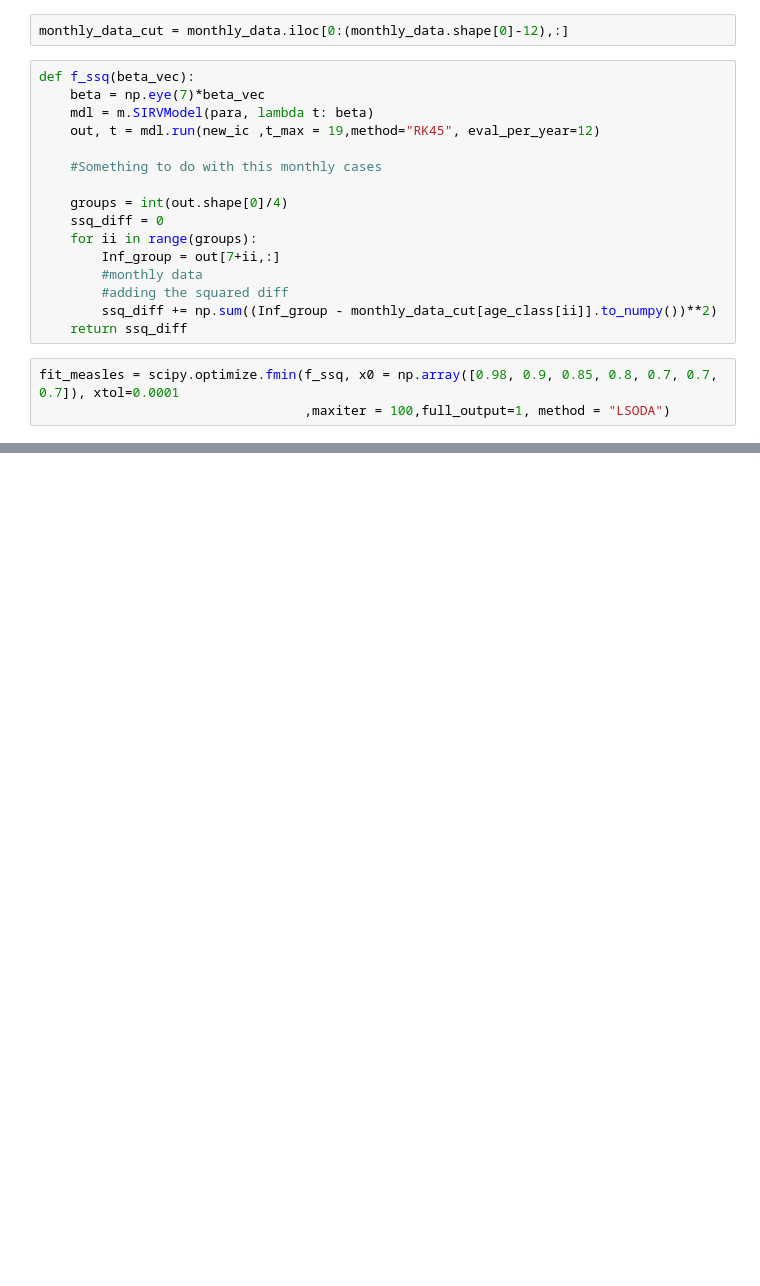
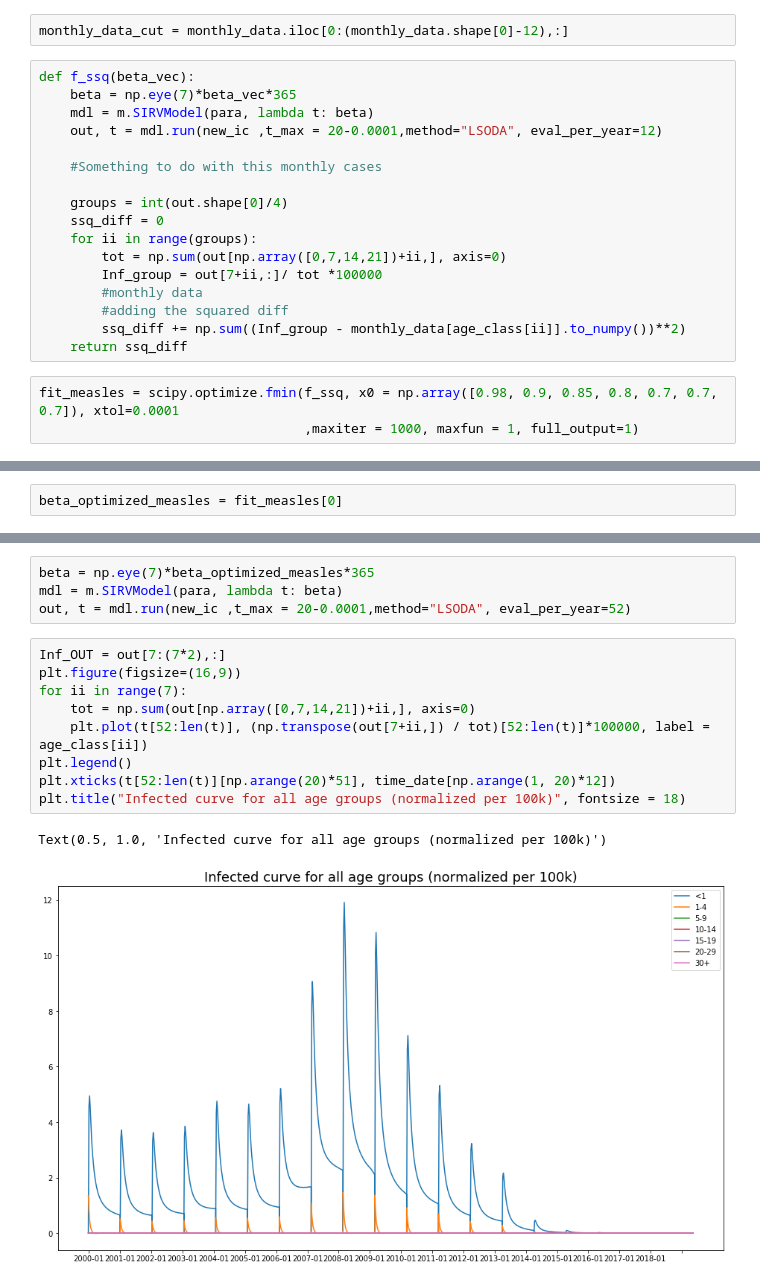
Before and after one commit to dhelekal/EpiRSG2020, a Jupyter notebook: model/Simulation_from_data.ipynb, the cells around one changed output, grey strips where cells are left out. Cells and saved outputs as stored; diff of their text form; blank space fills up the shorter version.

```diff
--- a/model/Simulation_from_data.ipynb
+++ b/model/Simulation_from_data.ipynb
@@ -236,20 +233,21 @@ Inf_OUT
 monthly_data_cut = monthly_data.iloc[0:(monthly_data.shape[0]-12),:]
 # %%
 def f_ssq(beta_vec):
-    beta = np.eye(7)*beta_vec
+    beta = np.eye(7)*beta_vec*365
     mdl = m.SIRVModel(para, lambda t: beta)
-    out, t = mdl.run(new_ic ,t_max = 19,method="RK45", eval_per_year=12)
+    out, t = mdl.run(new_ic ,t_max = 20-0.0001,method="LSODA", eval_per_year=12)
 
     #Something to do with this monthly cases
 
     groups = int(out.shape[0]/4)
     ssq_diff = 0
     for ii in range(groups):
-        Inf_group = out[7+ii,:]
+        tot = np.sum(out[np.array([0,7,14,21])+ii,], axis=0)
+        Inf_group = out[7+ii,:]/ tot *100000
         #monthly data
         #adding the squared diff
-        ssq_diff += np.sum((Inf_group - monthly_data_cut[age_class[ii]].to_numpy())**2)
+        ssq_diff += np.sum((Inf_group - monthly_data[age_class[ii]].to_numpy())**2)
     return ssq_diff
 # %%
 fit_measles = scipy.optimize.fmin(f_ssq, x0 = np.array([0.98, 0.9, 0.85, 0.8, 0.7, 0.7, 0.7]), xtol=0.0001
-                                  ,maxiter = 100,full_output=1, method = "LSODA")
+                                  ,maxiter = 1000, maxfun = 1, full_output=1)
@@ -255,0 +256,2 @@ fit_measles = scipy.optimize.fmin(f_ssq, x0 = np.array([0.98, 0.9, 0.85, 0.8, 0.
+# %%
+beta_optimized_measles = fit_measles[0]
@@ -267,0 +273,16 @@ fit_measles[0]
+# %%
+beta = np.eye(7)*beta_optimized_measles*365
+mdl = m.SIRVModel(para, lambda t: beta)
+out, t = mdl.run(new_ic ,t_max = 20-0.0001,method="LSODA", eval_per_year=52)
+# %%
+Inf_OUT = out[7:(7*2),:]
+plt.figure(figsize=(16,9))
+for ii in range(7):
+    tot = np.sum(out[np.array([0,7,14,21])+ii,], axis=0)
+    plt.plot(t[52:len(t)], (np.transpose(out[7+ii,]) / tot)[52:len(t)]*100000, label = age_class[ii])
+plt.legend()
+plt.xticks(t[52:len(t)][np.arange(20)*51], time_date[np.arange(1, 20)*12])
+plt.title("Infected curve for all age groups (normalized per 100k)", fontsize = 18)
+# %% [output]
+Text(0.5, 1.0, 'Infected curve for all age groups (normalized per 100k)')
+[figure, added]
```
Also changed, not shown: parts of 29 cells of this notebook.
